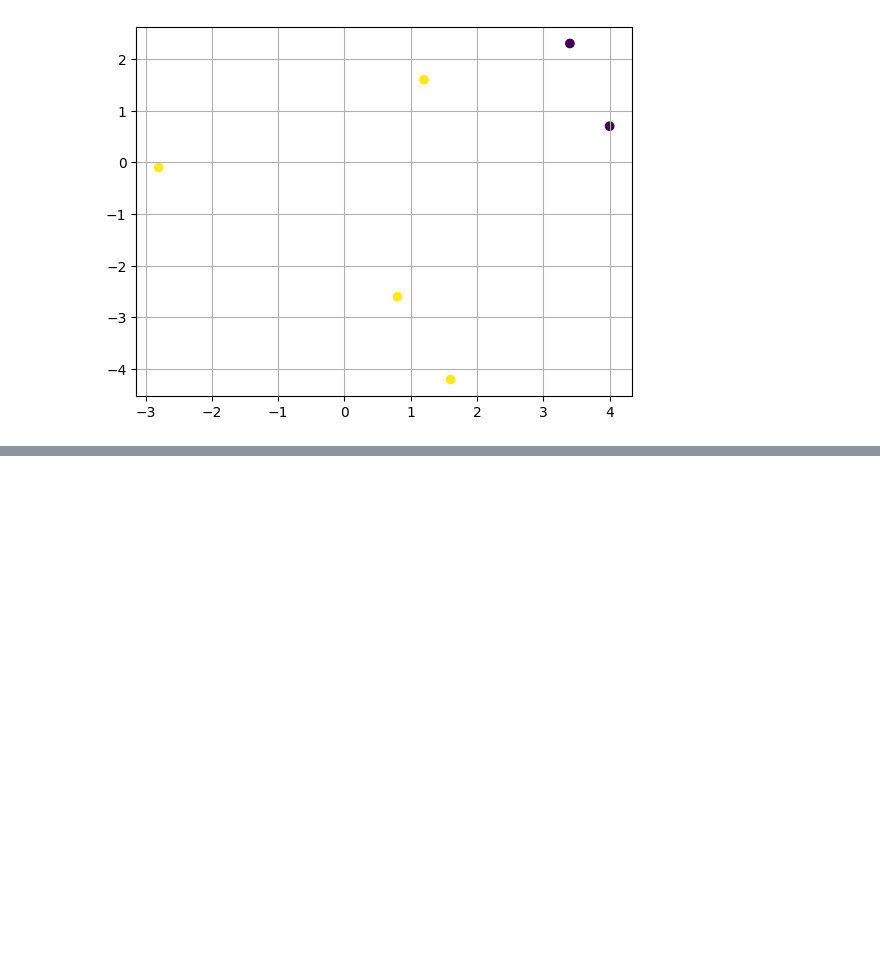
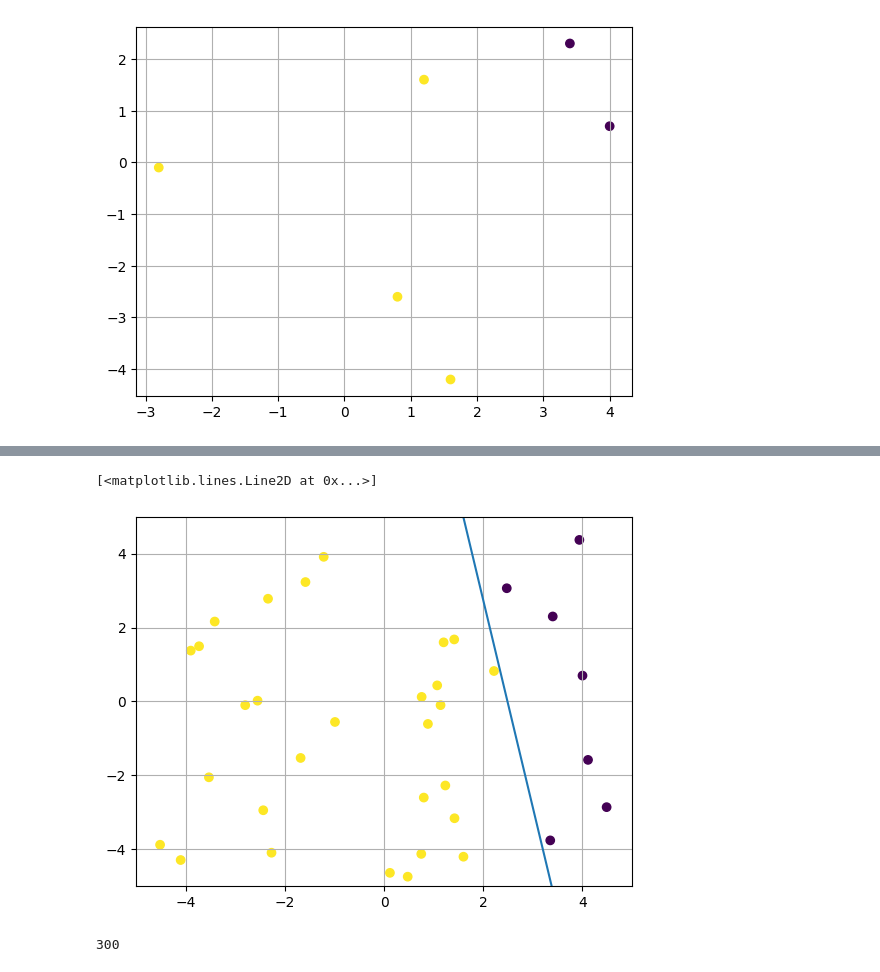
Before and after one commit to gametwix/Neuroinformatics, a Jupyter notebook: Lab1/main.ipynb, the cells around one changed output, grey strips where cells are left out. Drawn from its saved outputs; the diff is of its cells as text; code cells hidden in the pictures; blank space fills up the shorter version.

```diff
--- a/Lab1/main.ipynb
+++ b/Lab1/main.ipynb
@@ -71,0 +77,3 @@ x_train4 = [-1.8]
+# %%
+rand_x = np.random.rand(30,2)*10-5
+print(rand_x)
@@ -71,0 +98,2 @@ x_train4 = [-1.8]
+# %%
+pred_rand = [int(p[0] > 0.5) for p in perceptron.predict(rand_x)]
@@ -71,0 +122,10 @@ x_train4 = [-1.8]
+# %%
+plt.grid()
+plt.scatter([x[0] for x in X_train], [x[1] for x in X_train],c = y_train)
+plt.scatter([x[0] for x in rand_x], [x[1] for x in rand_x],c = pred_rand)
+plt.ylim(-5,5)
+plt.xlim(-5,5)
+plt.plot([-6,6], [f(-6),f(6)])
+# %% [output]
+[<matplotlib.lines.Line2D at 0x...>]
+[figure, added]
@@ -71,0 +135,4 @@ x_train4 = [-1.8]
+# %%
+print(len(non_lin_y))
+# %% [output]
+300
```
Also changed, not shown: parts of 18 cells of this notebook, 1 other file.
